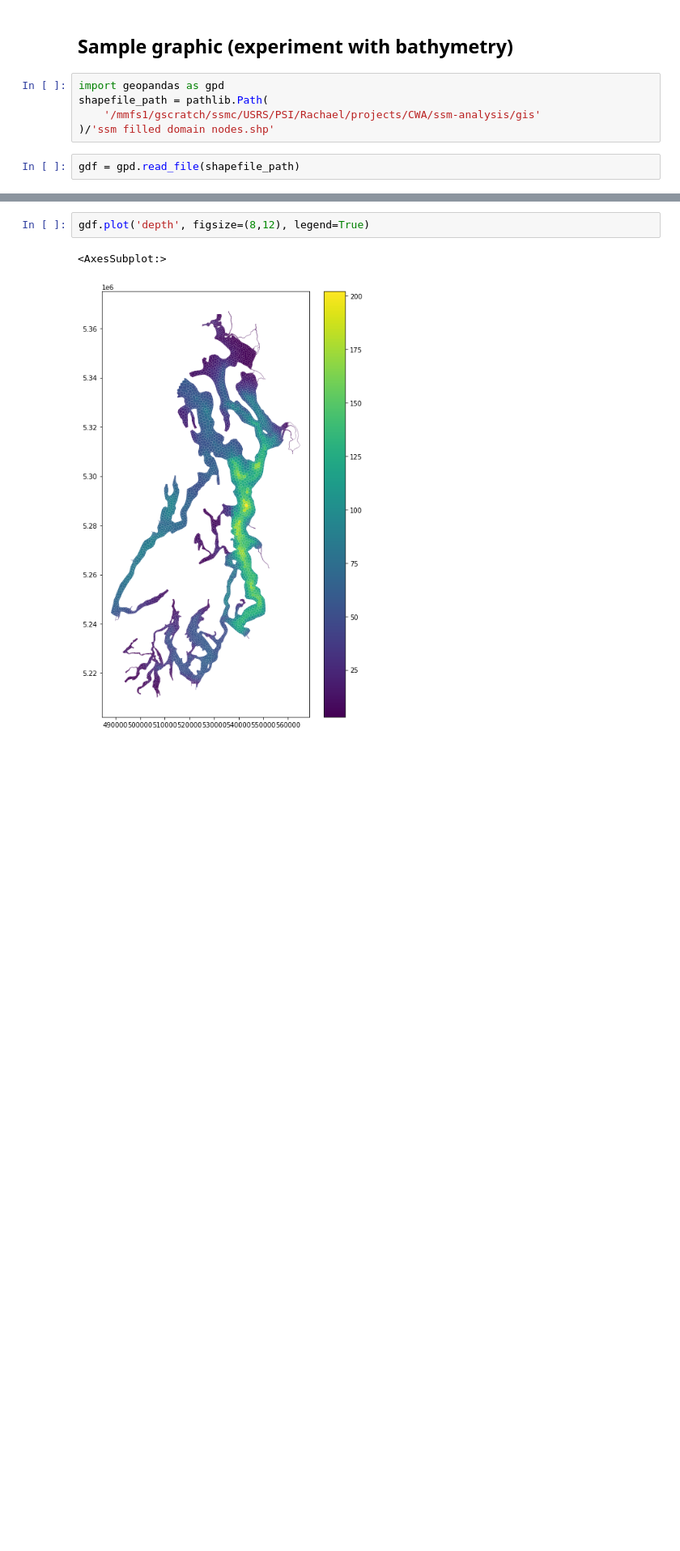
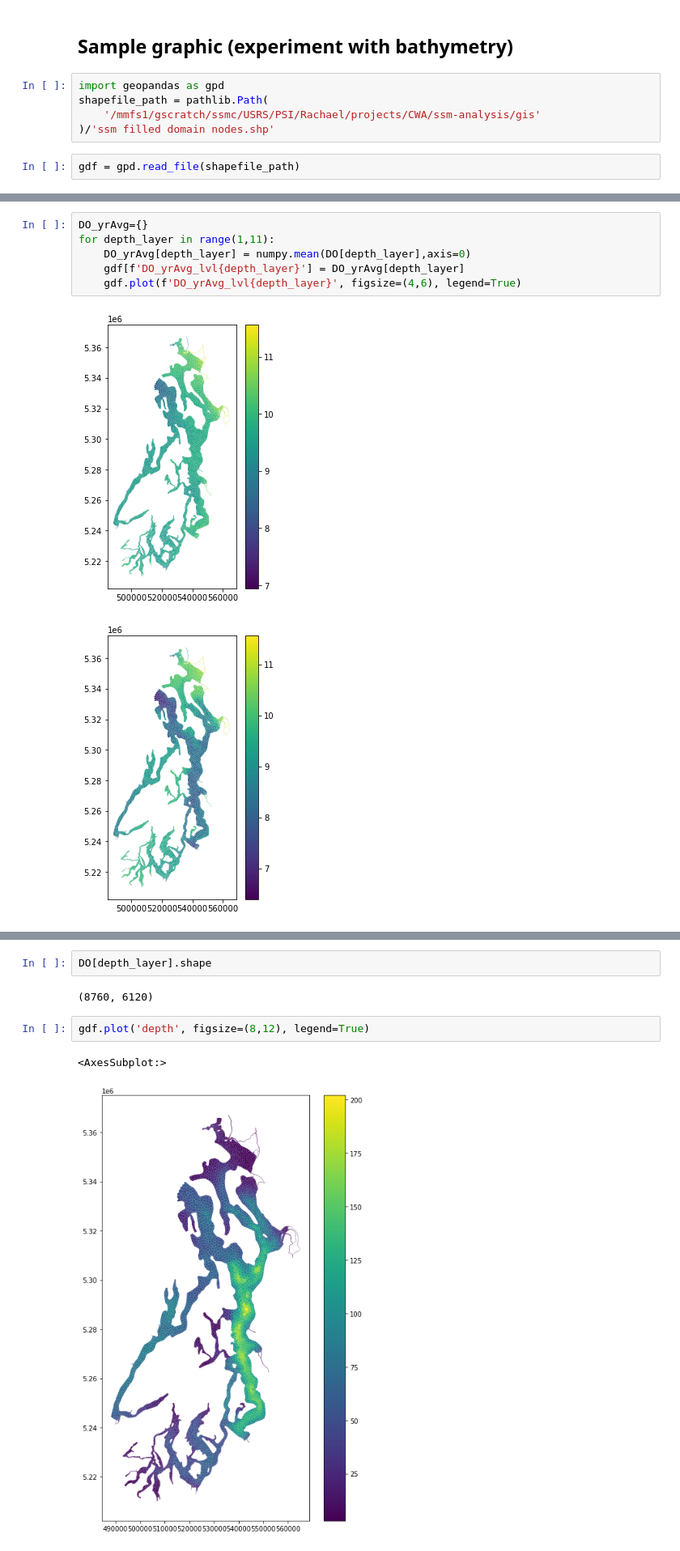
Before and after one commit to UW-PSI/SalishSeaModel-analysis, a Jupyter notebook: dev/dev_daily_min_graphic.ipynb, the cells around one changed output, grey strips where cells are left out. Shown at 81% size. Cells and saved outputs as stored; diff of their text form; blank space fills up the shorter version.

```diff
--- a/dev/dev_daily_min_graphic.ipynb
+++ b/dev/dev_daily_min_graphic.ipynb
@@ -92,0 +243,9 @@ gdf = gpd.read_file(shapefile_path)
+# %%
+DO_yrAvg={}
+for depth_layer in range(1,11):
+    DO_yrAvg[depth_layer] = numpy.mean(DO[depth_layer],axis=0)
+    gdf[f'DO_yrAvg_lvl{depth_layer}'] = DO_yrAvg[depth_layer]
+    gdf.plot(f'DO_yrAvg_lvl{depth_layer}', figsize=(4,6), legend=True)
+# %% [output]
+[figure, added]
+[figure, added]
@@ -93,3 +260,7 @@ gdf = gpd.read_file(shapefile_path)
+# %%
+DO[depth_layer].shape
+# %% [output]
+(8760, 6120)
 # %%
 gdf.plot('depth', figsize=(8,12), legend=True)
 # %% [output]
```
Also changed, not shown: parts of 38 cells of this notebook.
